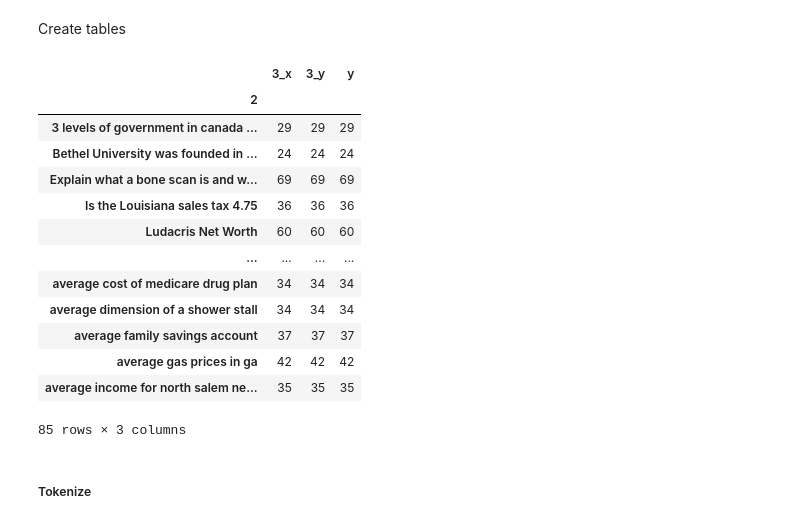
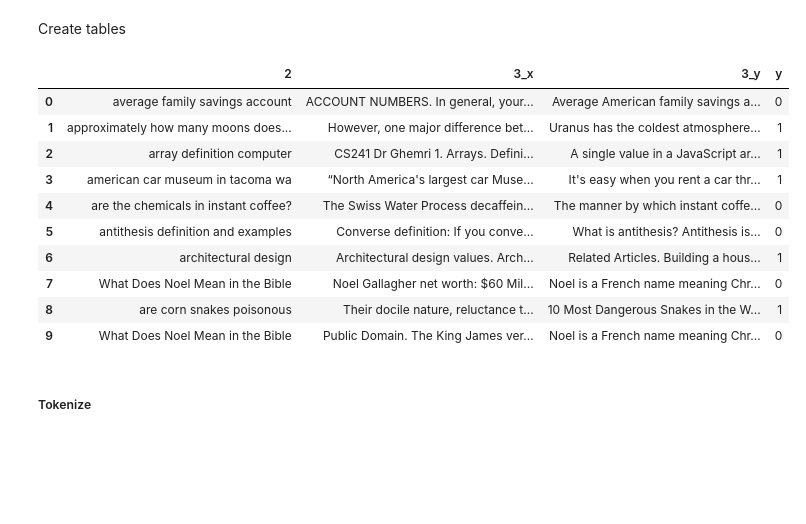
Before and after one commit to Prakhar314/COL764-Podcast-Search, a Jupyter notebook: notebooks/pairwise.ipynb, the cells around one changed output. Cells and saved outputs as stored; diff of their text form; code cells hidden in the pictures; blank space fills up the shorter version.

```diff
--- a/notebooks/pairwise.ipynb
+++ b/notebooks/pairwise.ipynb
@@ -212,23 +212,20 @@ def generateTable(queries,n):
 # %%
 train_set = generateTable(train_queries,n=num_triples)
 test_set = generateTable(test_queries,n=num_triples//5)
-# %%
-train_set.groupby(2).count()
-# %% [output]
-|  | 3_x | 3_y | y |
-| 2 |  |  |  |
-| 3 levels of government in canada ... | 29 | 29 | 29 |
-| Bethel University was founded in ... | 24 | 24 | 24 |
-| Explain what a bone scan is and w... | 69 | 69 | 69 |
-| Is the Louisiana sales tax 4.75 | 36 | 36 | 36 |
-| Ludacris Net Worth | 60 | 60 | 60 |
-| ... | ... | ... | ... |
-| average cost of medicare drug plan | 34 | 34 | 34 |
-| average dimension of a shower stall | 34 | 34 | 34 |
-| average family savings account | 37 | 37 | 37 |
-| average gas prices in ga | 42 | 42 | 42 |
-| average income for north salem ne... | 35 | 35 | 35 |
-85 rows × 3 columns
+# %%
+train_set.head(10)
+# %% [output]
+|  | 2 | 3_x | 3_y | y |
+| 0 | average family savings account | ACCOUNT NUMBERS. In general, your... | Average American family savings a... | 0 |
+| 1 | approximately how many moons does... | However, one major difference bet... | Uranus has the coldest atmosphere... | 1 |
+| 2 | array definition computer | CS241 Dr Ghemri 1. Arrays. Defini... | A single value in a JavaScript ar... | 1 |
+| 3 | american car museum in tacoma wa | “North America's largest car Muse... | It's easy when you rent a car thr... | 1 |
+| 4 | are the chemicals in instant coffee? | The Swiss Water Process decaffein... | The manner by which instant coffe... | 0 |
+| 5 | antithesis definition and examples | Converse definition: If you conve... | What is antithesis? Antithesis is... | 0 |
+| 6 | architectural design | Architectural design values. Arch... | Related Articles. Building a hous... | 1 |
+| 7 | What Does Noel Mean in the Bible | Noel Gallagher net worth: $60 Mil... | Noel is a French name meaning Chr... | 0 |
+| 8 | are corn snakes poisonous | Their docile nature, reluctance t... | 10 Most Dangerous Snakes in the W... | 1 |
+| 9 | What Does Noel Mean in the Bible | Public Domain. The King James ver... | Noel is a French name meaning Chr... | 0 |
 # %%
 assert not train_set[2].isin(test_set[2]).any()
 # %%
```
Also changed, not shown: parts of 12 cells of this notebook.
